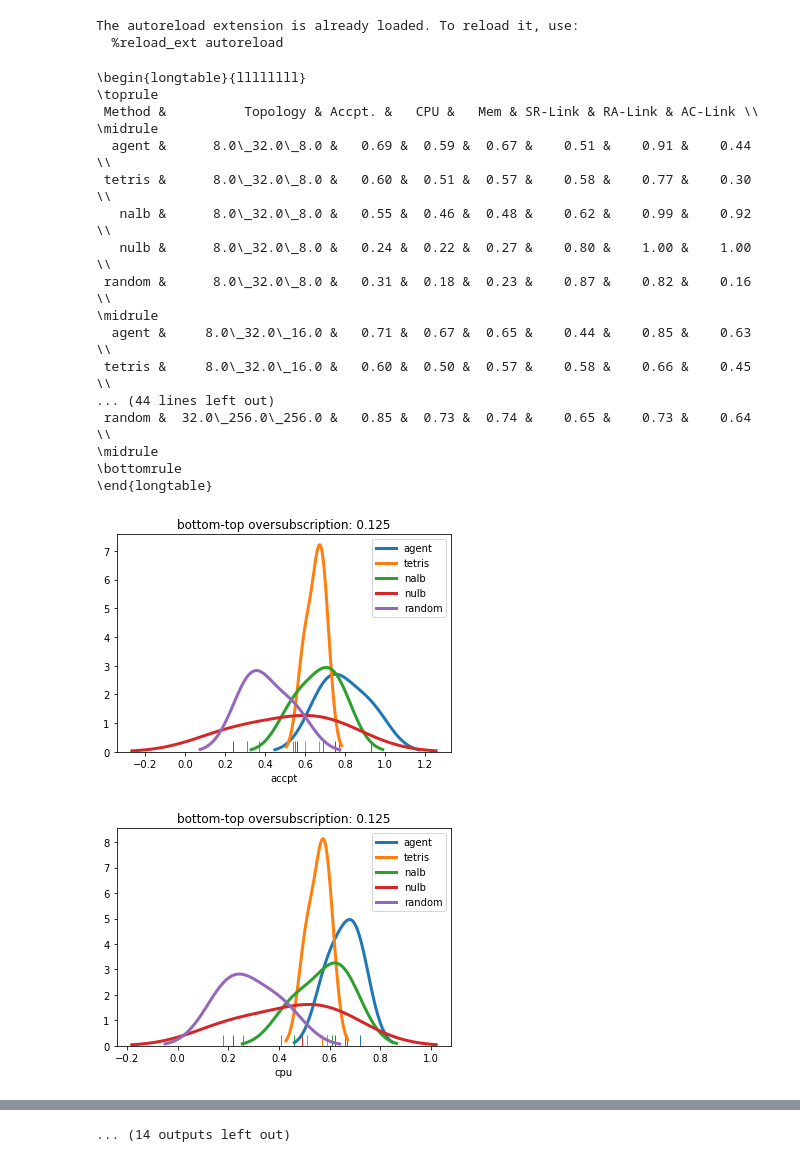
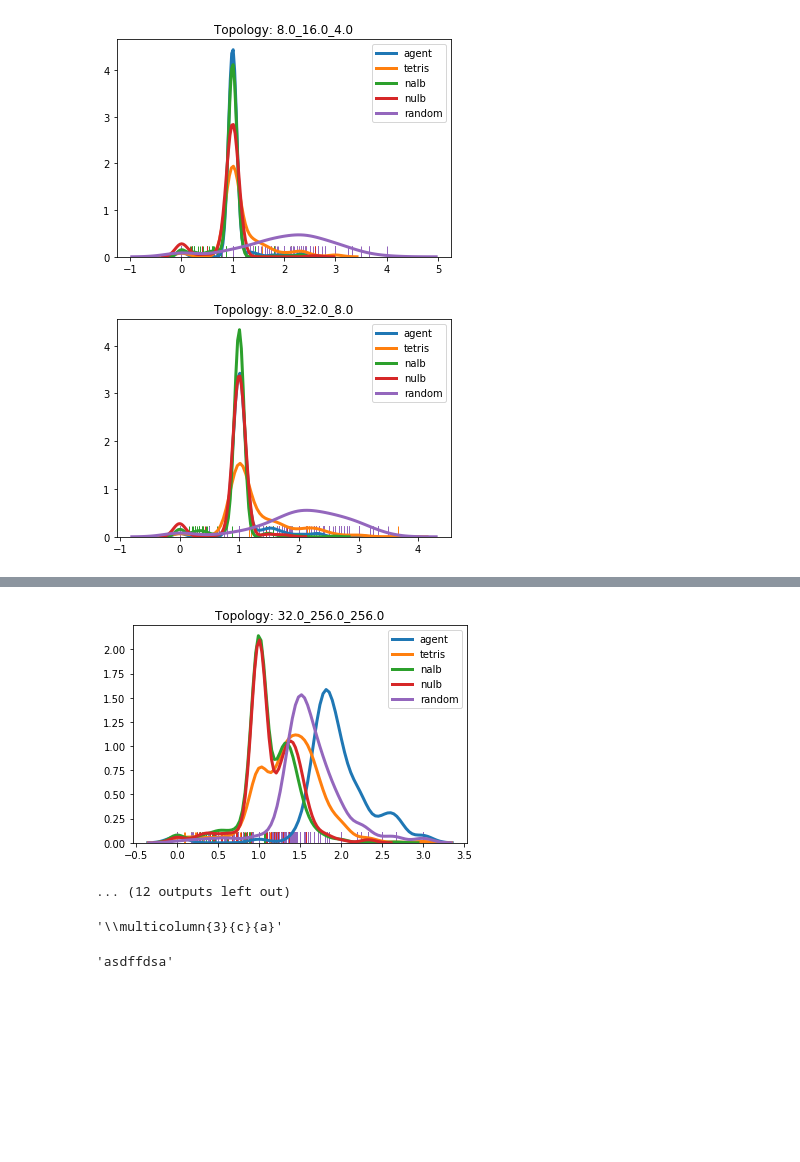
Before and after one commit to zawaki/nara_revision, a Jupyter notebook: scripts/plots_tables.ipynb, the cells around one changed output, grey strips where cells are left out. Cells and saved outputs as stored; diff of their text form; code cells hidden in the pictures; blank space fills up the shorter version.

Commit message:
tables plotted

```diff
--- a/scripts/plots_tables.ipynb
+++ b/scripts/plots_tables.ipynb
@@ -6,10 +6,4 @@ import numpy as np
 import seaborn as sns
 import matplotlib.pyplot as plt
 
-from plots_tables import gen_plot_data,get_latex_table,get_metric_distributions,get_metric_line_plots
-
-#preamble
-table_data,packer_stats,oversub,topologies = gen_plot_data()
+from plots_tables import get_ratio_distributions,gen_plot_data,get_latex_table,get_metric_distributions,get_metric_line_plots,get_success_distribution,get_comparison_table
-# %% [output]
-The autoreload extension is already loaded. To reload it, use:
-  %reload_ext autoreload
@@ -16,25 +14,10 @@ The autoreload extension is already loaded. To reload it, use:
 # %%
 %autoreload
-get_latex_table(table_data)
-get_metric_distributions(oversub,packer_stats)
-get_metric_line_plots(topologies,packer_stats,oversub,agent_normalised=True,channels_selector=None)
+# get_comparison_table(packer_stats,topologies,oversub)
+# get_latex_table(table_data)
+get_ratio_distributions(oversub,topologies,packer_stats)
+get_success_distribution('/home/uceezs0/Code/nara_data/uniform/baselines',topologies,oversub)#,oversub_selector=0.0625,channels_selector=8.0)
+get_metric_line_plots(topologies,packer_stats,oversub,agent_normalised=False,channels_selector=None)
 # %% [output]
-\begin{longtable}{llllllll}
-\toprule
- Method &          Topology & Accpt. &   CPU &   Mem & SR-Link & RA-Link & AC-Link \\
-\midrule
-  agent &      8.0\_32.0\_8.0 &   0.69 &  0.59 &  0.67 &    0.51 &    0.91 &    0.44 \\
- tetris &      8.0\_32.0\_8.0 &   0.60 &  0.51 &  0.57 &    0.58 &    0.77 &    0.30 \\
-   nalb &      8.0\_32.0\_8.0 &   0.55 &  0.46 &  0.48 &    0.62 &    0.99 &    0.92 \\
-   nulb &      8.0\_32.0\_8.0 &   0.24 &  0.22 &  0.27 &    0.80 &    1.00 &    1.00 \\
- random &      8.0\_32.0\_8.0 &   0.31 &  0.18 &  0.23 &    0.87 &    0.82 &    0.16 \\
-\midrule
-  agent &     8.0\_32.0\_16.0 &   0.71 &  0.67 &  0.65 &    0.44 &    0.85 &    0.63 \\
- tetris &     8.0\_32.0\_16.0 &   0.60 &  0.50 &  0.57 &    0.58 &    0.66 &    0.45 \\
-... (44 lines left out)
- random &  32.0\_256.0\_256.0 &   0.85 &  0.73 &  0.74 &    0.65 &    0.73 &    0.64 \\
-\midrule
-\bottomrule
-\end{longtable}
-[figure, old version]
+[figure, new version]
-[figure, old version]
+[figure, new version]
@@ -50 +33,10 @@ get_metric_line_plots(topologies,packer_stats,oversub,agent_normalised=True,chan
-... (14 outputs left out)
+[figure, added]
+... (12 outputs left out)
+# %%
+'\multicolumn{{3}}{{c}}{{{}}}'.format('a')
+# %% [output]
+'\\multicolumn{3}{c}{a}'
+# %%
+''.join(['asdf','fdsa'])
+# %% [output]
+'asdffdsa'
```
Also changed, not shown: parts of 2 cells of this notebook, 2 other files.
